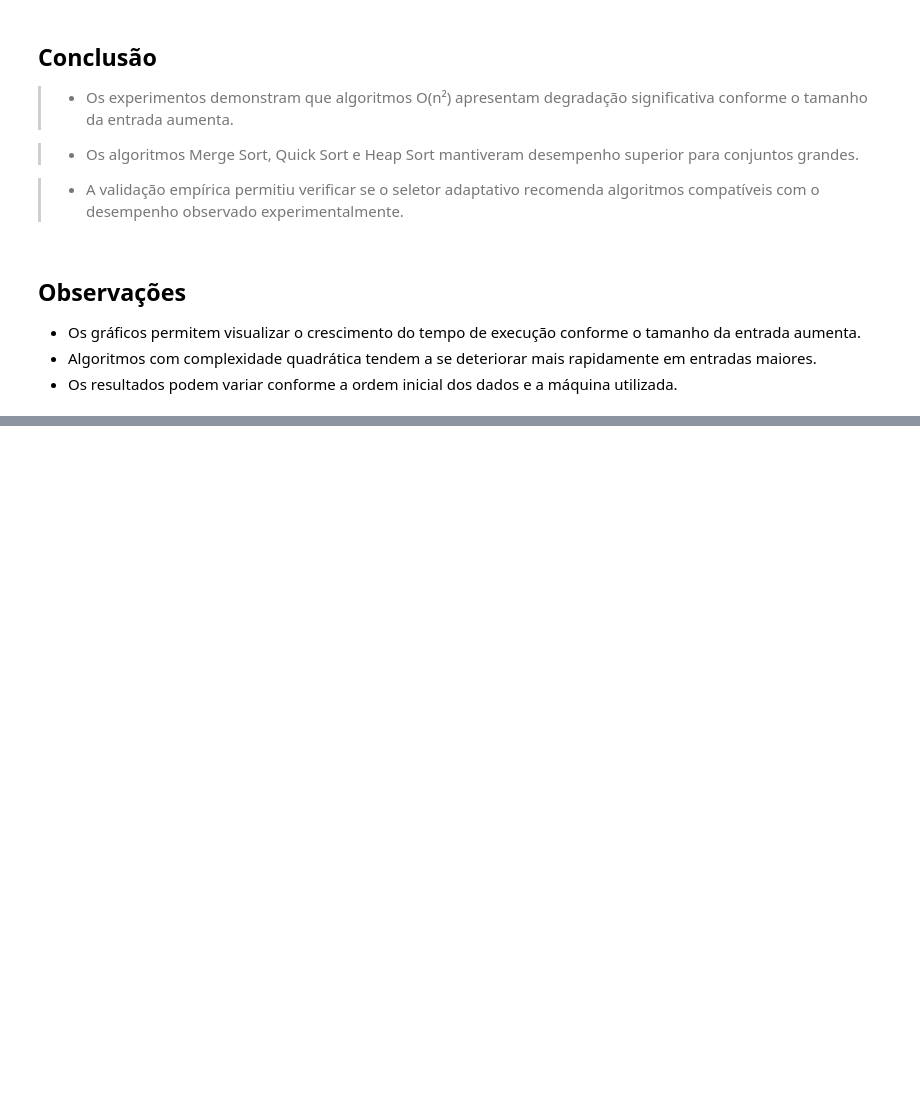
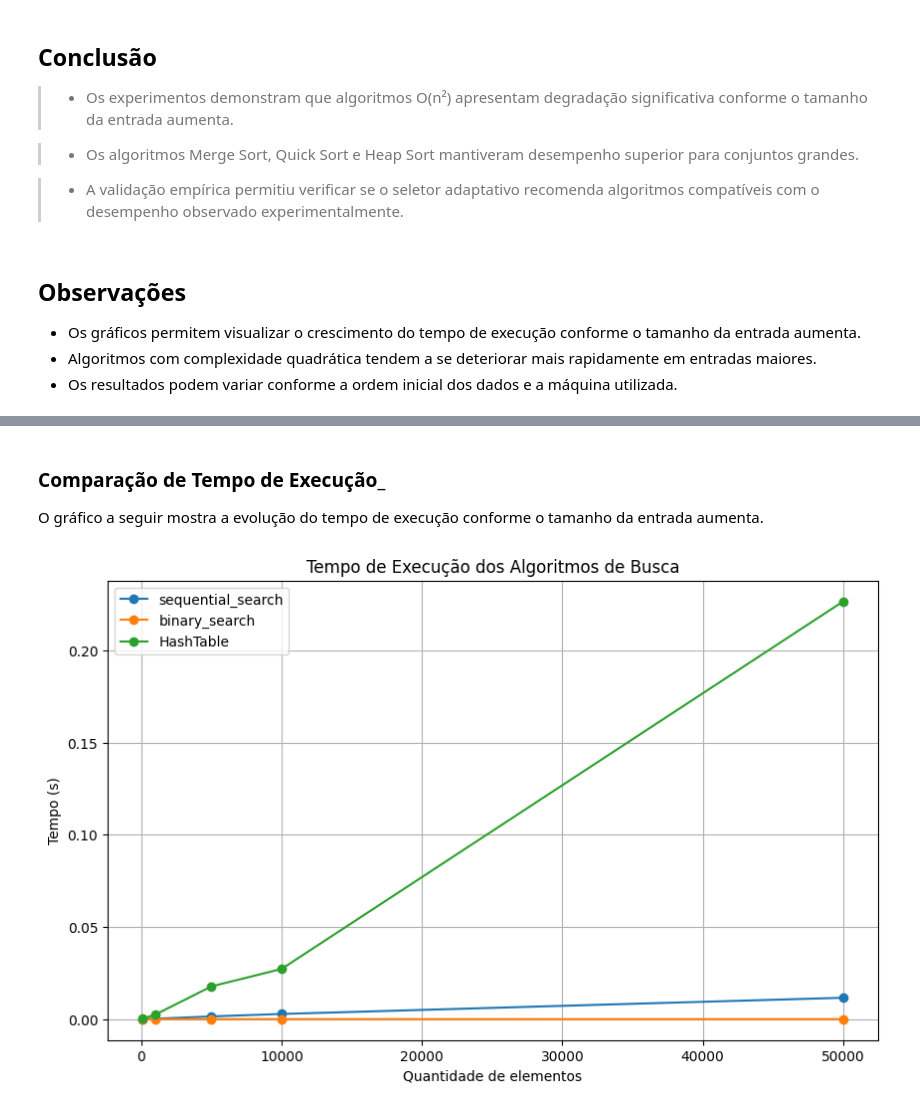
Before and after one commit to Lukasdevoli/Projeto-Pesquisa-e-Ordena-o, a Jupyter notebook: analise_experimental.ipynb, the cells around one changed output, grey strips where cells are left out. Drawn from its saved outputs; the diff is of its cells as text; code cells hidden in the pictures; blank space fills up the shorter version.

Commit message:
feat: Graficos de analise experimental com base nos algoritmos de busca

```diff
--- a/analise_experimental.ipynb
+++ b/analise_experimental.ipynb
@@ -211,0 +303,20 @@ for padrao in padroes:
+# %%
+linhas = []
+
+for algoritmo, medidas in resultados_busca.items():
+
+    for tamanho, medida in zip(
+        tamanhos_busca,
+        medidas
+    ):
+
+        linhas.append({
+            "Algoritmo": algoritmo,
+            "Tamanho": tamanho,
+            "Tempo": medida["tempo"],
+            "Memória": medida["memoria_pico_bytes"]
+        })
+
+df_busca = pd.DataFrame(linhas)
+
+df_busca
@@ -211,0 +340,36 @@ for padrao in padroes:
+# %% [markdown]
+### **Comparação de Tempo de Execução**_
+
+O gráfico a seguir mostra a evolução do tempo de execução conforme o tamanho da entrada aumenta.
+# %%
+plt.figure(figsize=(10, 6))
+
+for algoritmo in resultados_busca:
+
+    tempos = [
+        m["tempo"]
+        for m in resultados_busca[algoritmo]
+    ]
+
+    plt.plot(
+        tamanhos_busca,
+        tempos,
+        marker="o",
+        label=algoritmo
+    )
+
+plt.title(
+    "Tempo de Execução dos Algoritmos de Busca"
+)
+
+plt.xlabel("Quantidade de elementos")
+
+plt.ylabel("Tempo (s)")
+
+plt.legend()
+
+plt.grid(True)
+
+plt.show()
+# %% [output]
+[figure, added]
```
Also changed, not shown: parts of 18 cells of this notebook.
